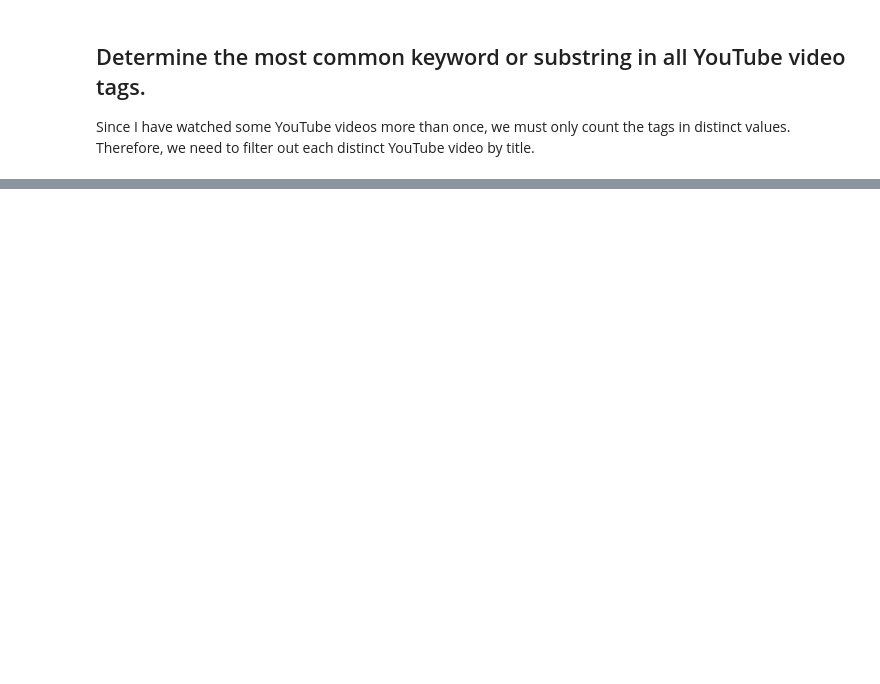
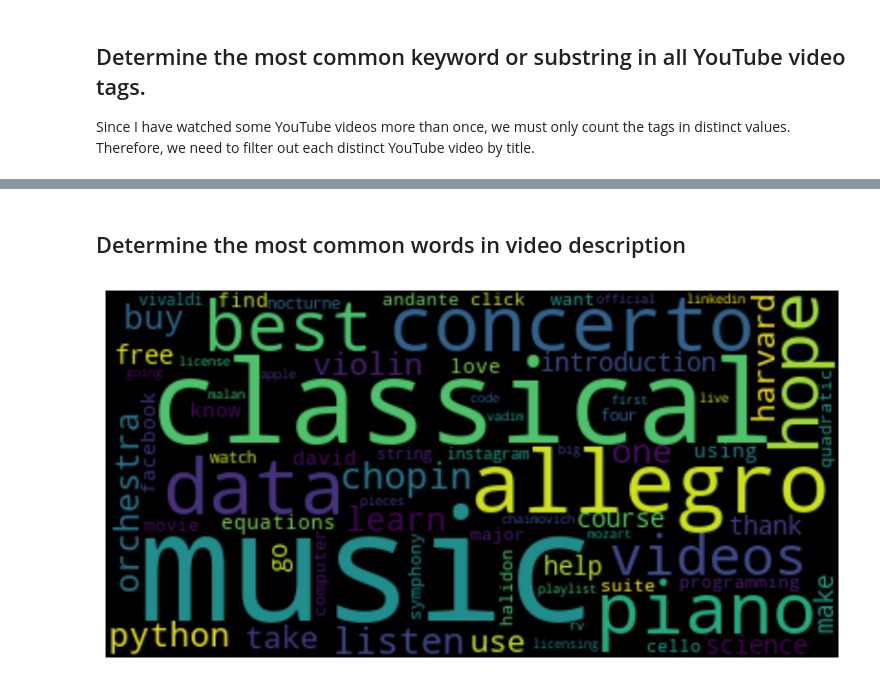
Before and after one commit to Johncarlodeveloper/YouTube-Watch-History-Data-to-CSV-file, a Jupyter notebook: analysis.ipynb, the cells around one changed output, grey strips where cells are left out. Cells and saved outputs as stored; diff of their text form; code cells hidden in the pictures; blank space fills up the shorter version.

```diff
--- a/analysis.ipynb
+++ b/analysis.ipynb
@@ -564,0 +594,26 @@ plt.show()
+# %% [markdown]
+## Determine the most common words in video description
+# %%
+def count_tags(data_tags, filter_words):
+    words = defaultdict(int)
+
+    for description in data_tags['video_description']:
+        if isinstance(description, str):
+            for word in description.split():
+                if word.lower() not in filter_words and word.lower().isalpha() and len(word) > 1:
+                    words[word.lower().strip()] += 1
+
+    # Convert dictionary to DataFrame
+    return pd.DataFrame(list(words.items()), columns=['Word', 'Count'])
+
+all_description = df
+all_description = all_description.drop_duplicates(subset='video_description', keep='first')
+all_description = count_tags(all_description, stop_words)
+all_description = all_description.sort_values(by='Count', ascending=False).head(70)
+
+# Convert DataFrame to dictionary
+word_freq_dict = dict(zip(all_description['Word'], all_description['Count']))
+
+create_wordcloud(word_freq_dict)
+# %% [output]
+[figure, added]
```
Also changed, not shown: parts of 18 cells of this notebook.
